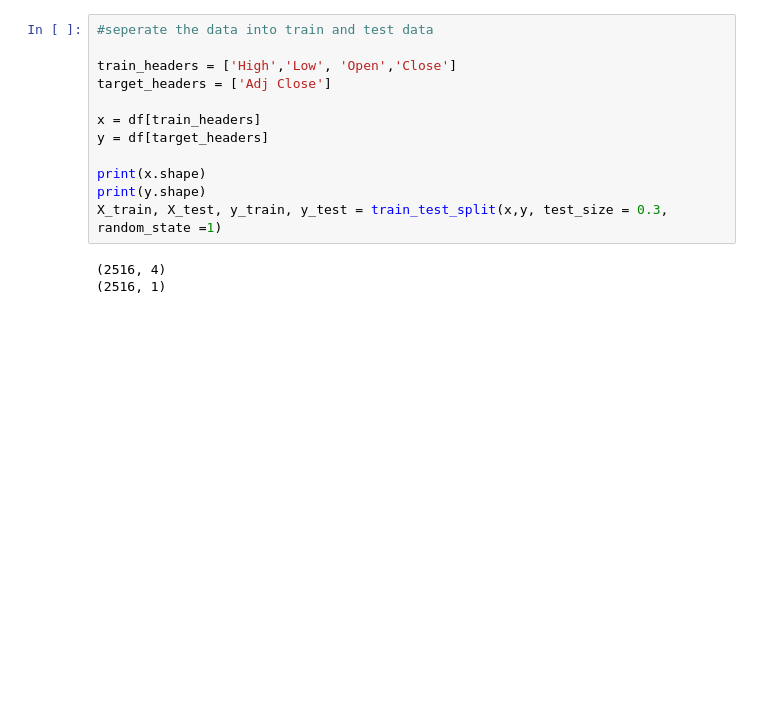
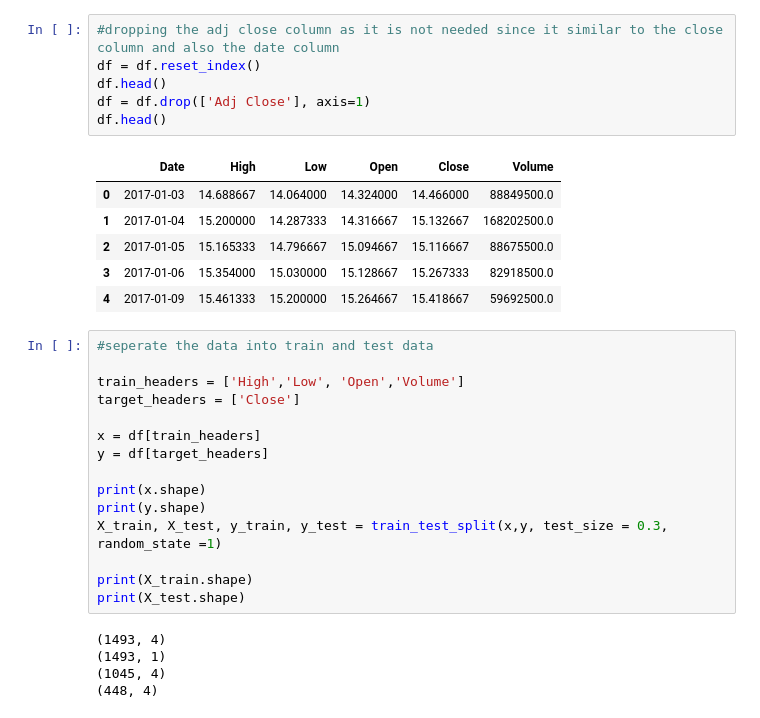
Before and after one commit to dagbolade/stock-price-assessment, a Jupyter notebook: linear_stock.ipynb, the cells around one changed output. Drawn from its saved outputs; the diff is of its cells as text; blank space fills up the shorter version.

```diff
--- a/linear_stock.ipynb
+++ b/linear_stock.ipynb
@@ -68,8 +75,21 @@ memory usage: 137.6 KB
+# %%
+#dropping the adj close column as it is not needed since it similar to the close column and also the date column
+df = df.reset_index()
+df.head()
+df = df.drop(['Adj Close'], axis=1)
+df.head()
+# %% [output]
+|  | Date | High | Low | Open | Close | Volume |
+| 0 | 2017-01-03 | 14.688667 | 14.064000 | 14.324000 | 14.466000 | 88849500.0 |
+| 1 | 2017-01-04 | 15.200000 | 14.287333 | 14.316667 | 15.132667 | 168202500.0 |
+| 2 | 2017-01-05 | 15.165333 | 14.796667 | 15.094667 | 15.116667 | 88675500.0 |
+| 3 | 2017-01-06 | 15.354000 | 15.030000 | 15.128667 | 15.267333 | 82918500.0 |
+| 4 | 2017-01-09 | 15.461333 | 15.200000 | 15.264667 | 15.418667 | 59692500.0 |
 # %%
 #seperate the data into train and test data
 
-train_headers = ['High','Low', 'Open','Close']
-target_headers = ['Adj Close']
+train_headers = ['High','Low', 'Open','Volume']
+target_headers = ['Close']
 
 x = df[train_headers]
 y = df[target_headers]
@@ -77,6 +97,11 @@ y = df[target_headers]
 print(x.shape)
 print(y.shape)
 X_train, X_test, y_train, y_test = train_test_split(x,y, test_size = 0.3, random_state =1)
+
+print(X_train.shape)
+print(X_test.shape)
 # %% [output]
-(2516, 4)
-(2516, 1)
+(1493, 4)
+(1493, 1)
+(1045, 4)
+(448, 4)
```
Also changed, not shown: parts of 8 cells of this notebook.
